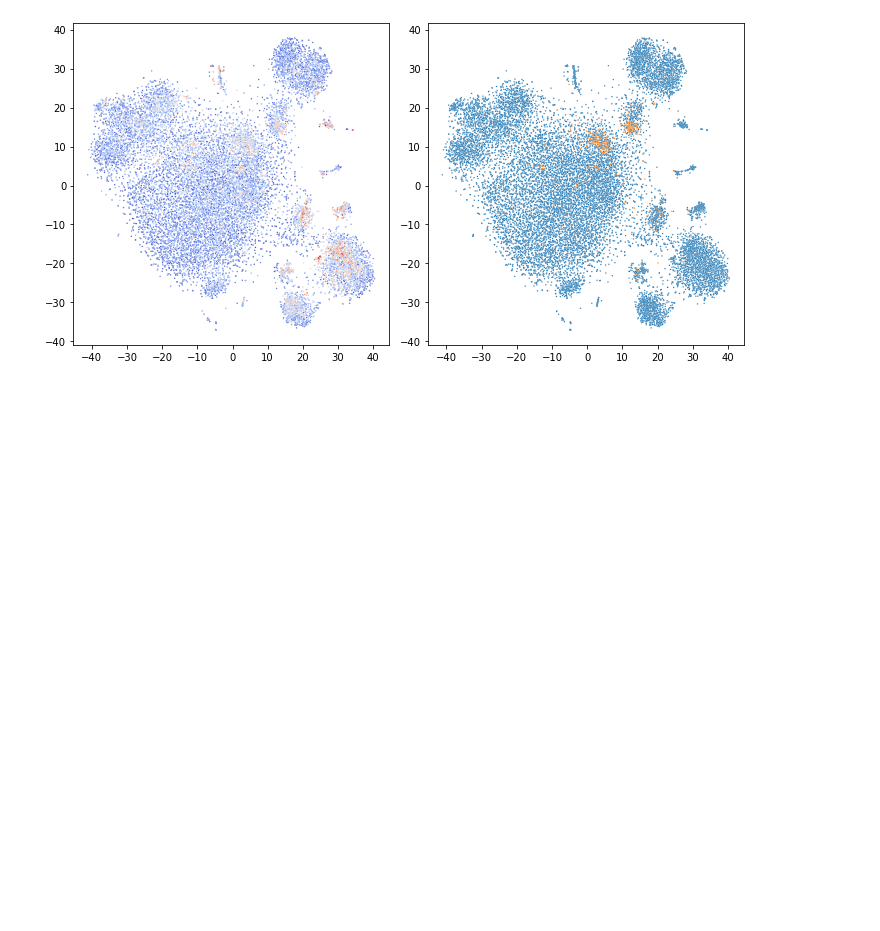
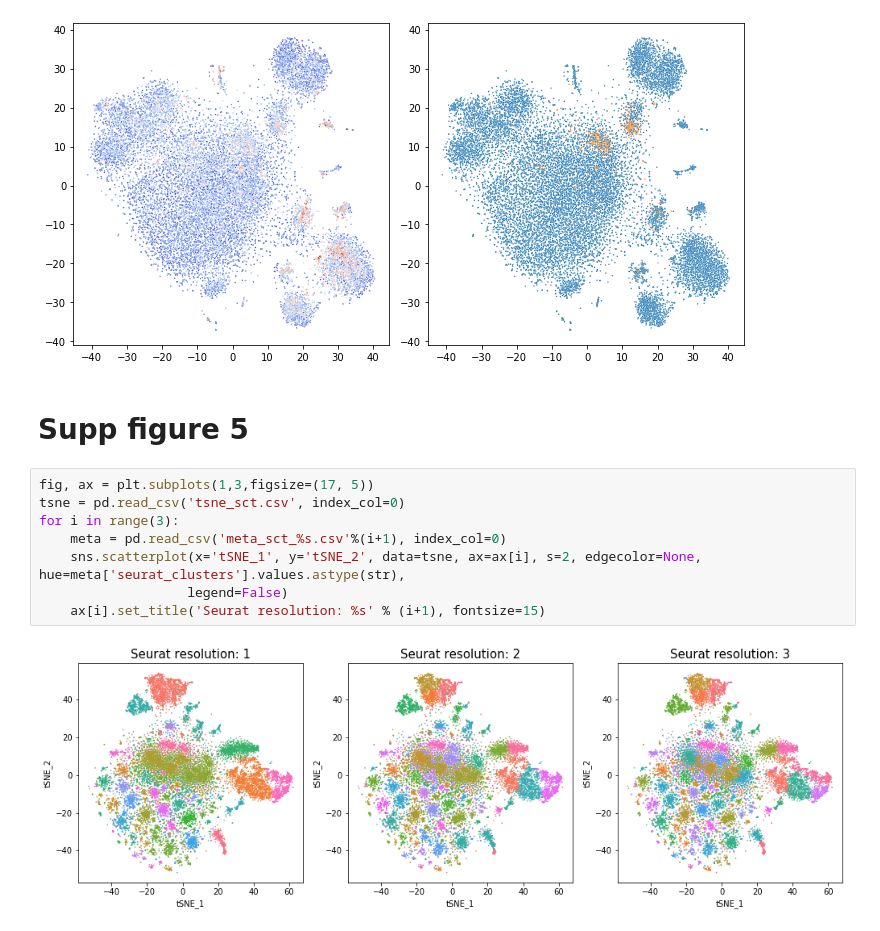
Before and after one commit to hanbin973/RdPCA-paper, a Jupyter notebook: figure3/covid19_py.ipynb, the cells around one changed output. Cells and saved outputs as stored; diff of their text form; blank space fills up the shorter version.

```diff
--- a/figure3/covid19_py.ipynb
+++ b/figure3/covid19_py.ipynb
@@ -142,3 +142,15 @@ sns.scatterplot(x=tsne2[:,0], y=tsne2[:,1],
 plt.tight_layout()
 # %% [output]
 [figure]
+# %% [markdown]
+# Supp figure 5
+# %%
+fig, ax = plt.subplots(1,3,figsize=(17, 5))
+tsne = pd.read_csv('tsne_sct.csv', index_col=0)
+for i in range(3):
+    meta = pd.read_csv('meta_sct_%s.csv'%(i+1), index_col=0)
+    sns.scatterplot(x='tSNE_1', y='tSNE_2', data=tsne, ax=ax[i], s=2, edgecolor=None, hue=meta['seurat_clusters'].values.astype(str),
+                   legend=False)
+    ax[i].set_title('Seurat resolution: %s' % (i+1), fontsize=15)
+# %% [output]
+[figure, added]
```
Also changed, not shown: 46 other files.
